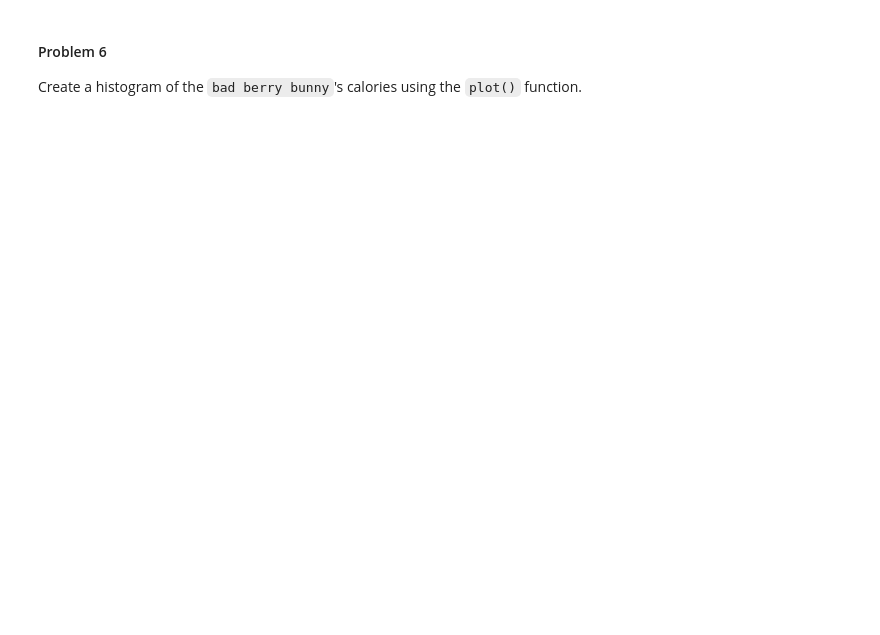
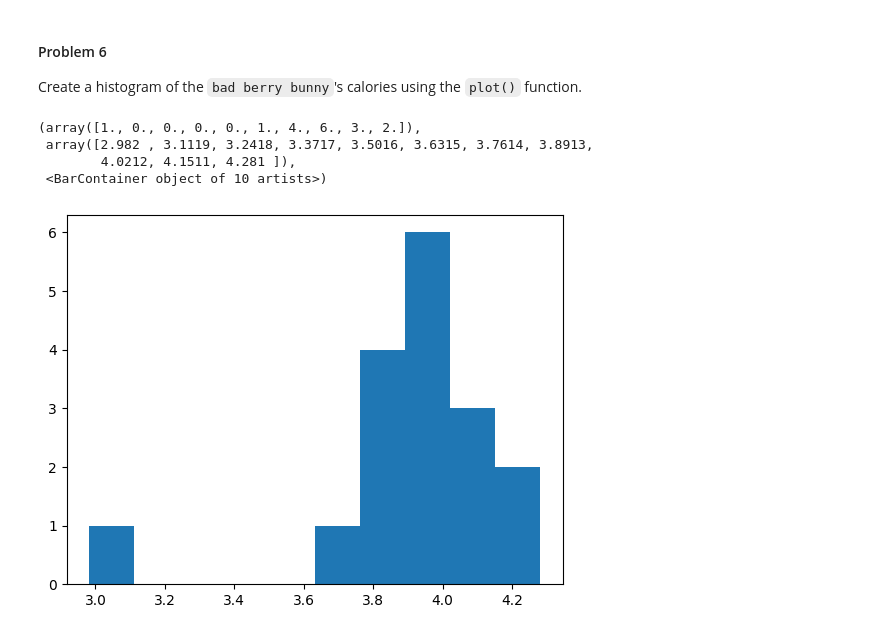
Before and after one commit to gallettilance/CS506-Spring2023, a Jupyter notebook: labs/02-lab/lab02.ipynb, the cells around one changed output. Drawn from its saved outputs; the diff is of its cells as text; code cells hidden in the pictures; blank space fills up the shorter version.

```diff
--- a/labs/02-lab/lab02.ipynb
+++ b/labs/02-lab/lab02.ipynb
@@ -431,3 +489,11 @@ Create a boxplot of `cost_to_make` for all cookies except `chocolate` using the
 Create a histogram of the `bad berry bunny`'s calories using the `plot()` function.
 # %%
 #Add your code here
+img = plt.hist(cookies[cookies['cookie'] == "bbb"]["radius"])
+img
+# %% [output]
+(array([1., 0., 0., 0., 0., 1., 4., 6., 3., 2.]),
+ array([2.982 , 3.1119, 3.2418, 3.3717, 3.5016, 3.6315, 3.7614, 3.8913,
+        4.0212, 4.1511, 4.281 ]),
+ <BarContainer object of 10 artists>)
+[figure, added]
```
Also changed, not shown: parts of 18 cells of this notebook.
